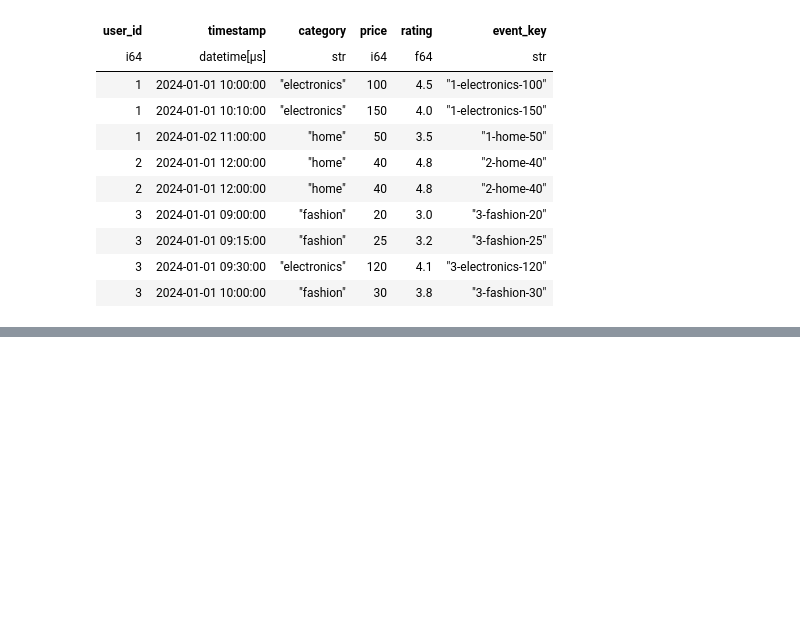
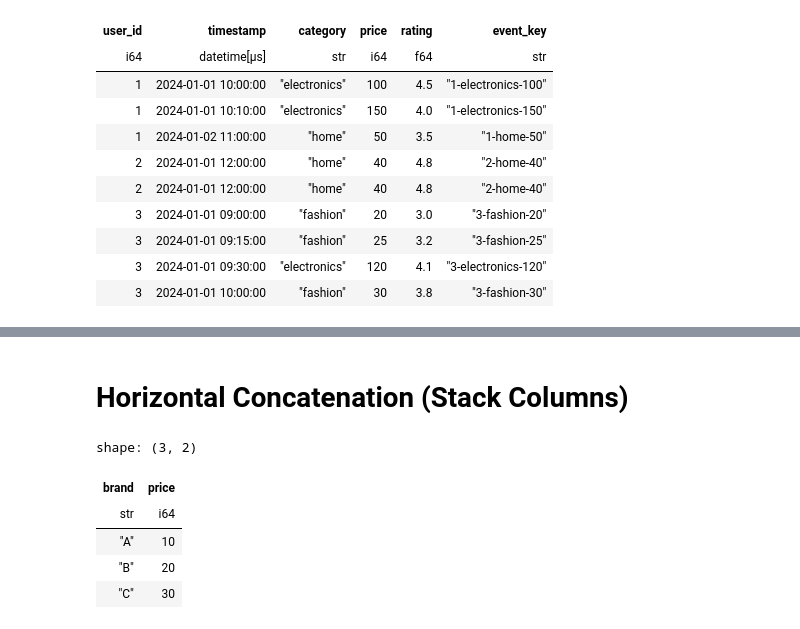
Before and after one commit to markzuckerburg600-glitch/Polars-Libary, a Jupyter notebook: polars-tutorial.ipynb, the cells around one changed output, grey strips where cells are left out. Cells and saved outputs as stored; diff of their text form; code cells hidden in the pictures; blank space fills up the shorter version.

```diff
--- a/polars-tutorial.ipynb
+++ b/polars-tutorial.ipynb
@@ -876,0 +898,22 @@ shape: (9, 6)
+# %% [markdown]
+# Horizontal Concatenation (Stack Columns)
+# %%
+df1 = pl.DataFrame({
+    "brand": ["A", "B", "C"],
+})
+
+df2 = pl.DataFrame({
+    "price": [10, 20, 30],
+})
+
+# Concatenate horizontally
+df_horizontal = pl.concat([df1, df2], how="horizontal")
+
+df_horizontal
+# %% [output]
+shape: (3, 2)
+| brand | price |
+| str | i64 |
+| "A" | 10 |
+| "B" | 20 |
+| "C" | 30 |
```
Also changed, not shown: parts of 7 cells of this notebook.
